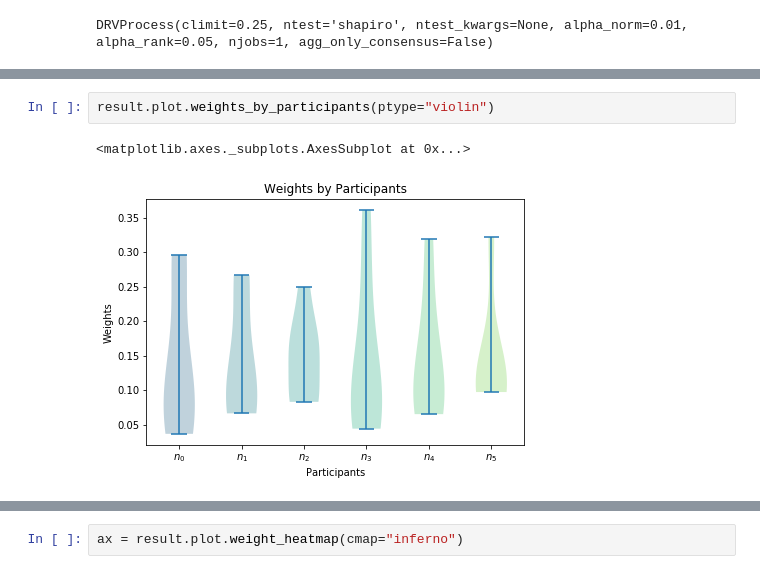
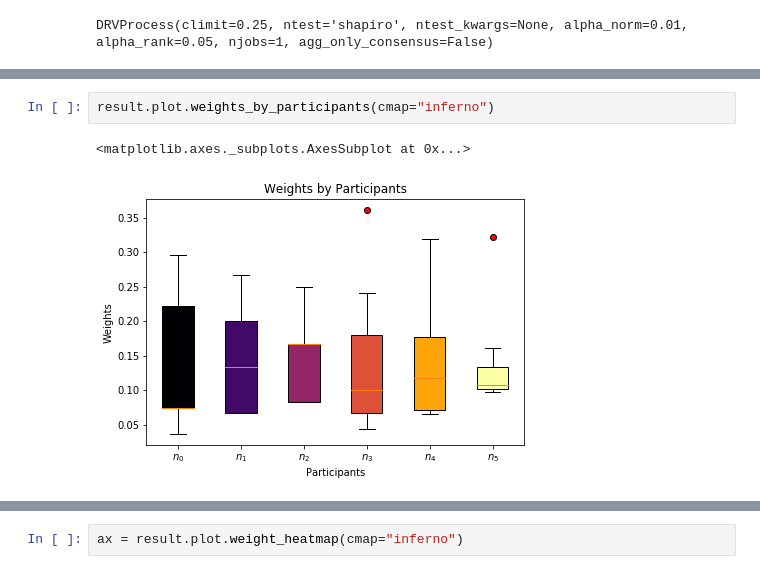
Before and after one commit to leliel12/drv, a Jupyter notebook: notebooks/tutorial.ipynb, the cells around one changed output, grey strips where cells are left out. Saved outputs shown, nothing was run; the diff lists cells and outputs as text.

```diff
--- a/notebooks/tutorial.ipynb
+++ b/notebooks/tutorial.ipynb
@@ -190,8 +163,8 @@ ax = result.plot.ivr(cmap="inferno")
 # %%
-result.plot.weights_by_participants(ptype="violin")
+result.plot.weights_by_participants(cmap="inferno")
 # %% [output]
 <matplotlib.axes._subplots.AxesSubplot at 0x...>
-[figure, old version]
+[figure, new version]
 # %%
 ax = result.plot.weights_by_subproblems()
 # %% [output]
```
Also changed, not shown: parts of 15 cells of this notebook, 4 other files.
